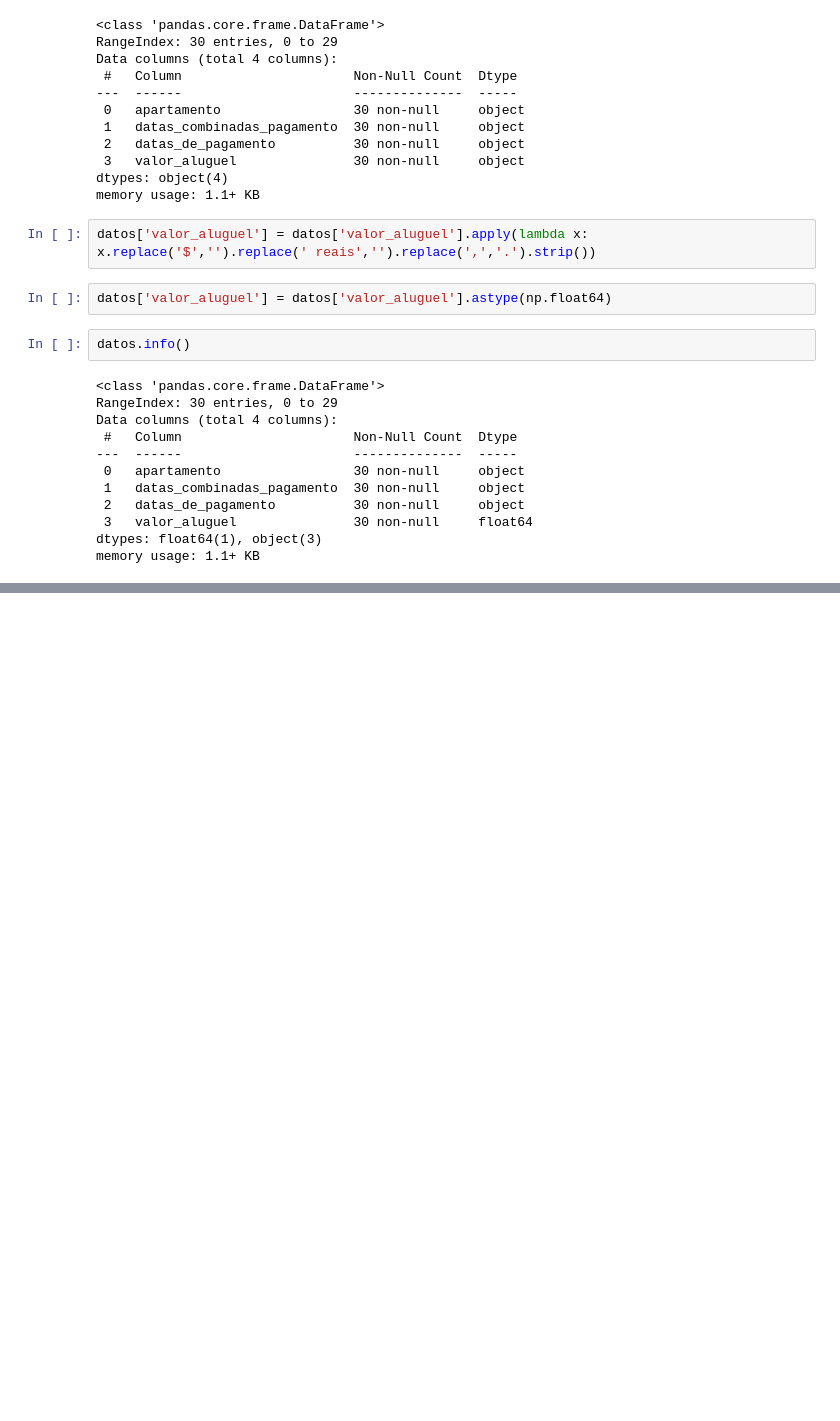
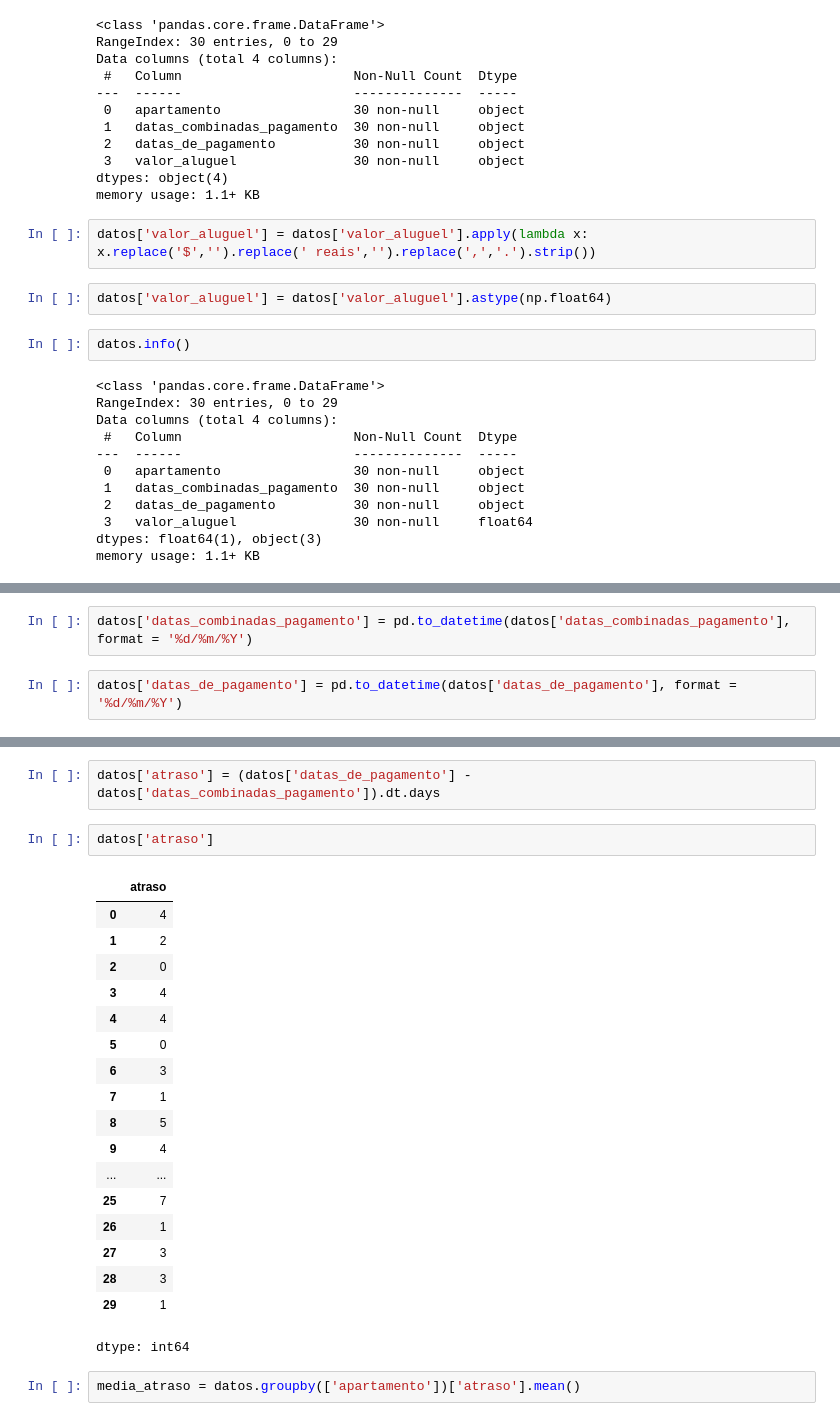
Before and after one commit to JorgeAccardi/cienciadedatos, a Jupyter notebook: Proyecto_Desafío_2_Administración_de_Condominios.ipynb, the cells around one changed output, grey strips where cells are left out. Cells and saved outputs as stored; diff of their text form; blank space fills up the shorter version.

```diff
--- a/Proyecto_Desafío_2_Administración_de_Condominios.ipynb
+++ b/Proyecto_Desafío_2_Administración_de_Condominios.ipynb
@@ -117,0 +168,4 @@ memory usage: 1.1+ KB
+# %%
+datos['datas_combinadas_pagamento'] = pd.to_datetime(datos['datas_combinadas_pagamento'], format = '%d/%m/%Y')
+# %%
+datos['datas_de_pagamento'] = pd.to_datetime(datos['datas_de_pagamento'], format = '%d/%m/%Y')
@@ -117,0 +186,25 @@ memory usage: 1.1+ KB
+# %%
+datos['atraso'] = (datos['datas_de_pagamento'] - datos['datas_combinadas_pagamento']).dt.days
+# %%
+datos['atraso']
+# %% [output]
+|  | atraso |
+| 0 | 4 |
+| 1 | 2 |
+| 2 | 0 |
+| 3 | 4 |
+| 4 | 4 |
+| 5 | 0 |
+| 6 | 3 |
+| 7 | 1 |
+| 8 | 5 |
+| 9 | 4 |
+| ... | ... |
+| 25 | 7 |
+| 26 | 1 |
+| 27 | 3 |
+| 28 | 3 |
+| 29 | 1 |
+dtype: int64
+# %%
+media_atraso = datos.groupby(['apartamento'])['atraso'].mean()
```
Also changed, not shown: parts of 8 cells of this notebook.
